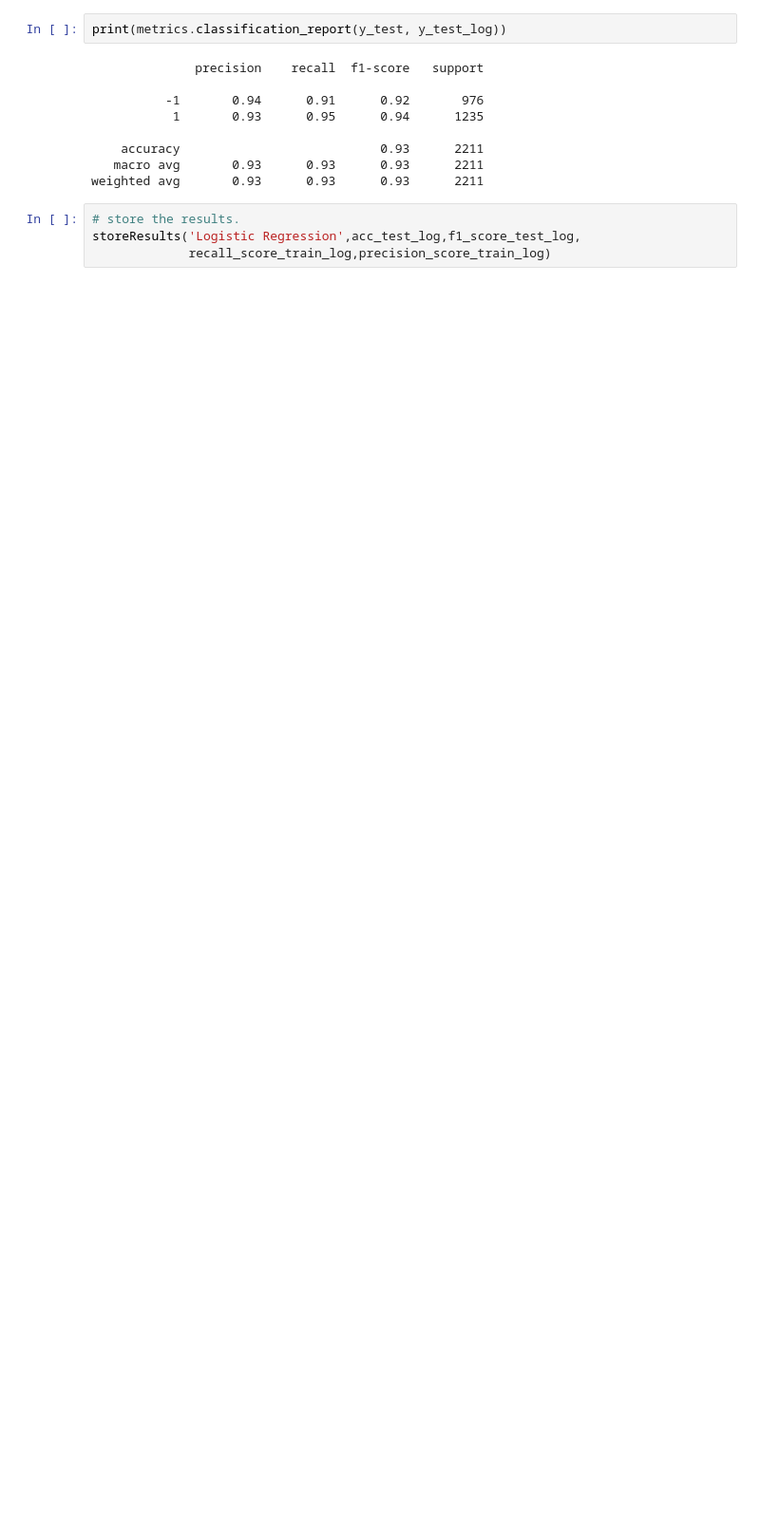
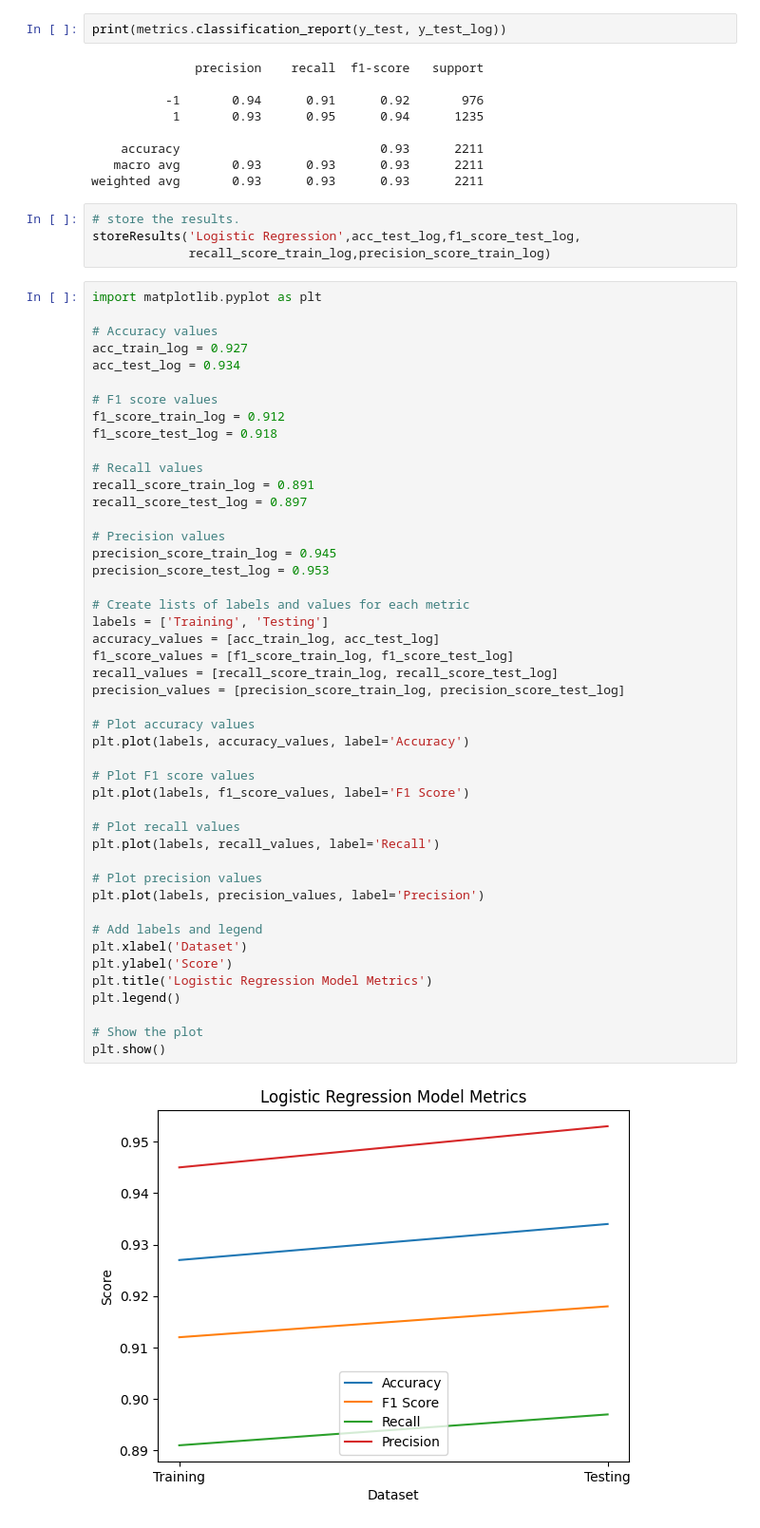
Before and after one commit to Aditya11620/majorpro, a Jupyter notebook: phishing_majorproject.ipynb, the cells around one changed output. Shown at 95% size. Cells and saved outputs as stored; diff of their text form; blank space fills up the shorter version.

```diff
--- a/phishing_majorproject.ipynb
+++ b/phishing_majorproject.ipynb
@@ -248,3 +248,51 @@ weighted avg       0.93      0.93      0.93      2211
 # store the results.
 storeResults('Logistic Regression',acc_test_log,f1_score_test_log,
              recall_score_train_log,precision_score_train_log)
+# %%
+import matplotlib.pyplot as plt
+
+# Accuracy values
+acc_train_log = 0.927
+acc_test_log = 0.934
+
+# F1 score values
+f1_score_train_log = 0.912
+f1_score_test_log = 0.918
+
+# Recall values
+recall_score_train_log = 0.891
+recall_score_test_log = 0.897
+
+# Precision values
+precision_score_train_log = 0.945
+precision_score_test_log = 0.953
+
+# Create lists of labels and values for each metric
+labels = ['Training', 'Testing']
+accuracy_values = [acc_train_log, acc_test_log]
+f1_score_values = [f1_score_train_log, f1_score_test_log]
+recall_values = [recall_score_train_log, recall_score_test_log]
+precision_values = [precision_score_train_log, precision_score_test_log]
+
+# Plot accuracy values
+plt.plot(labels, accuracy_values, label='Accuracy')
+
+# Plot F1 score values
+plt.plot(labels, f1_score_values, label='F1 Score')
+
+# Plot recall values
+plt.plot(labels, recall_values, label='Recall')
+
+# Plot precision values
+plt.plot(labels, precision_values, label='Precision')
+
+# Add labels and legend
+plt.xlabel('Dataset')
+plt.ylabel('Score')
+plt.title('Logistic Regression Model Metrics')
+plt.legend()
+
+# Show the plot
+plt.show()
+# %% [output]
+[figure, added]
```
Also changed, not shown: parts of 4 cells of this notebook.
